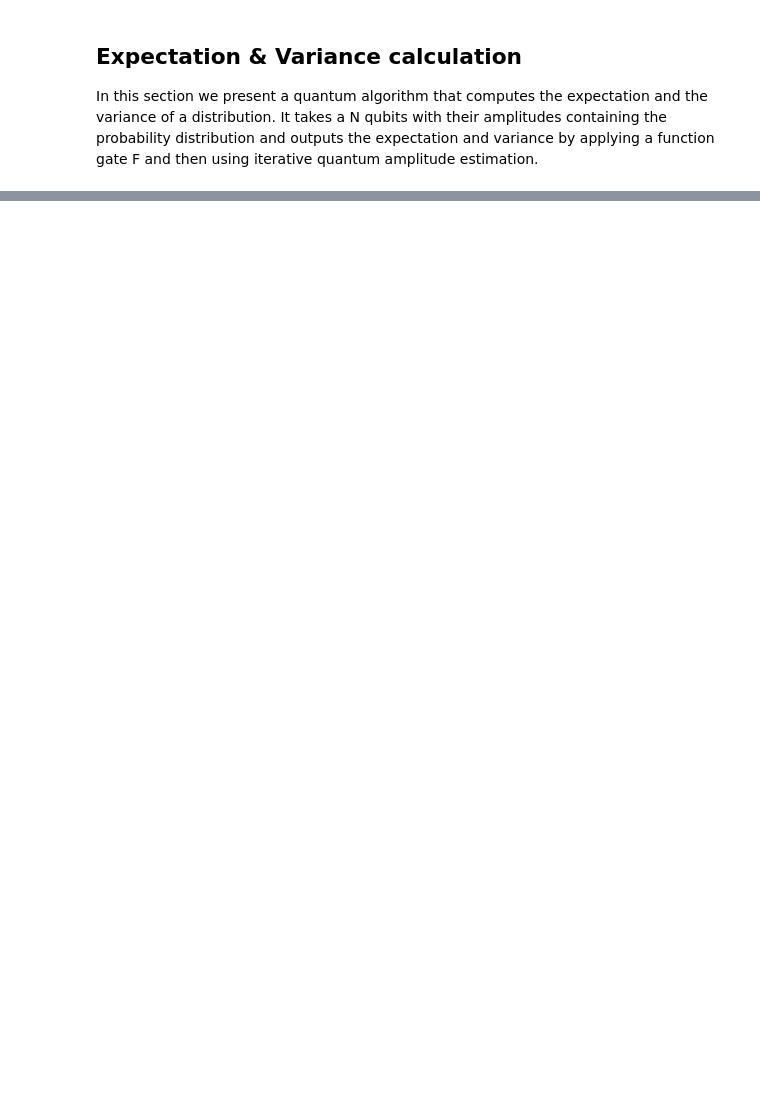
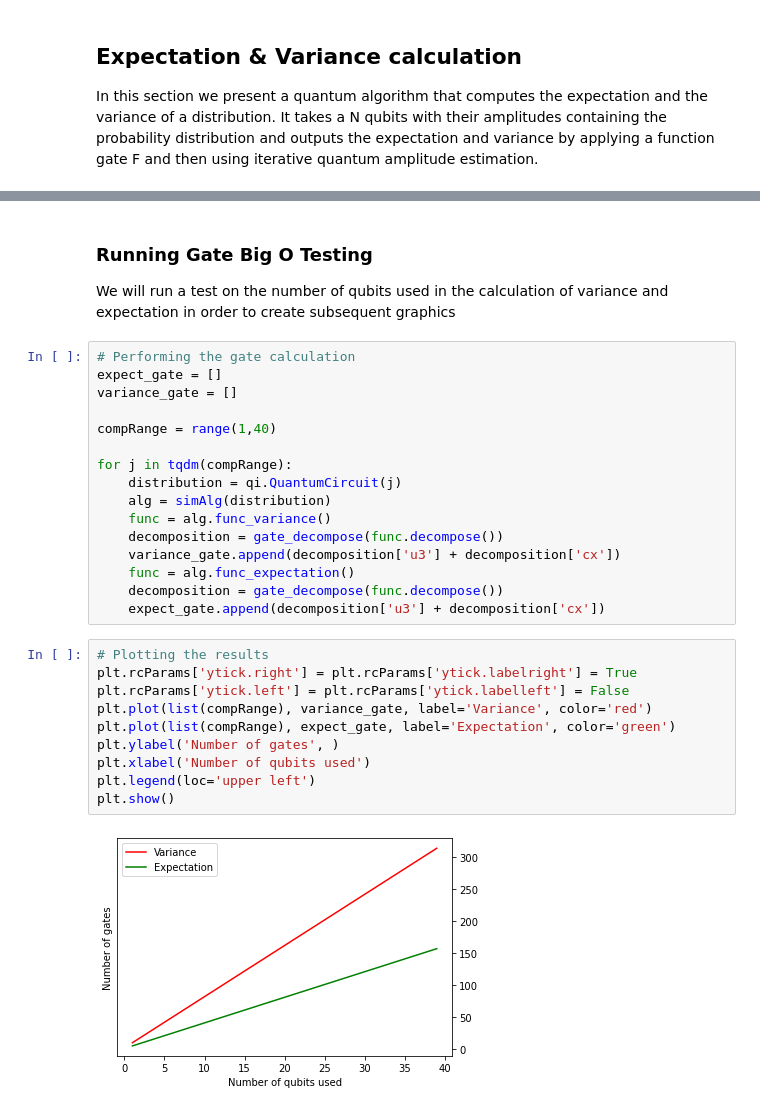
Before and after one commit to dmilosch/Quantum_Monte_Carlo, a Jupyter notebook: qmc.ipynb, the cells around one changed output, grey strips where cells are left out. Cells and saved outputs as stored; diff of their text form; blank space fills up the shorter version.

```diff
--- a/qmc.ipynb
+++ b/qmc.ipynb
@@ -35,0 +167,31 @@ In this section we present a quantum algorithm that computes the expectation and
+# %% [markdown]
+### Running Gate Big O Testing
+We will run a test on the number of qubits used in the calculation of variance and expectation in order to create subsequent graphics
+# %%
+# Performing the gate calculation
+expect_gate = []
+variance_gate = []
+
+compRange = range(1,40)
+
+for j in tqdm(compRange):
+    distribution = qi.QuantumCircuit(j)
+    alg = simAlg(distribution)
+    func = alg.func_variance()
+    decomposition = gate_decompose(func.decompose())
+    variance_gate.append(decomposition['u3'] + decomposition['cx'])
+    func = alg.func_expectation()
+    decomposition = gate_decompose(func.decompose())
+    expect_gate.append(decomposition['u3'] + decomposition['cx'])
+# %%
+# Plotting the results
+plt.rcParams['ytick.right'] = plt.rcParams['ytick.labelright'] = True
+plt.rcParams['ytick.left'] = plt.rcParams['ytick.labelleft'] = False
+plt.plot(list(compRange), variance_gate, label='Variance', color='red')
+plt.plot(list(compRange), expect_gate, label='Expectation', color='green')
+plt.ylabel('Number of gates', )
+plt.xlabel('Number of qubits used')
+plt.legend(loc='upper left')
+plt.show()
+# %% [output]
+[figure, added]
```
Also changed, not shown: parts of 10 cells of this notebook, 1 other file.
